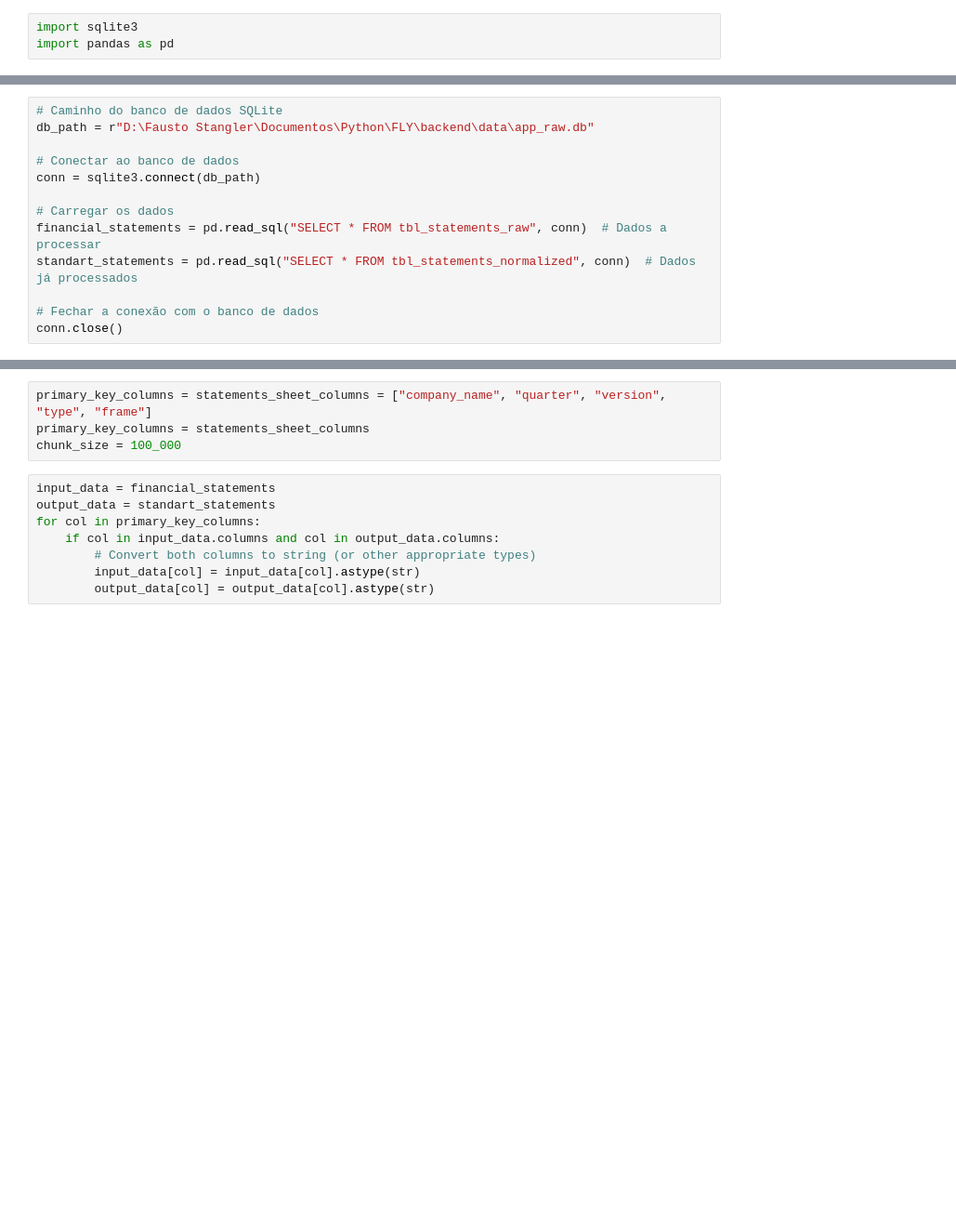
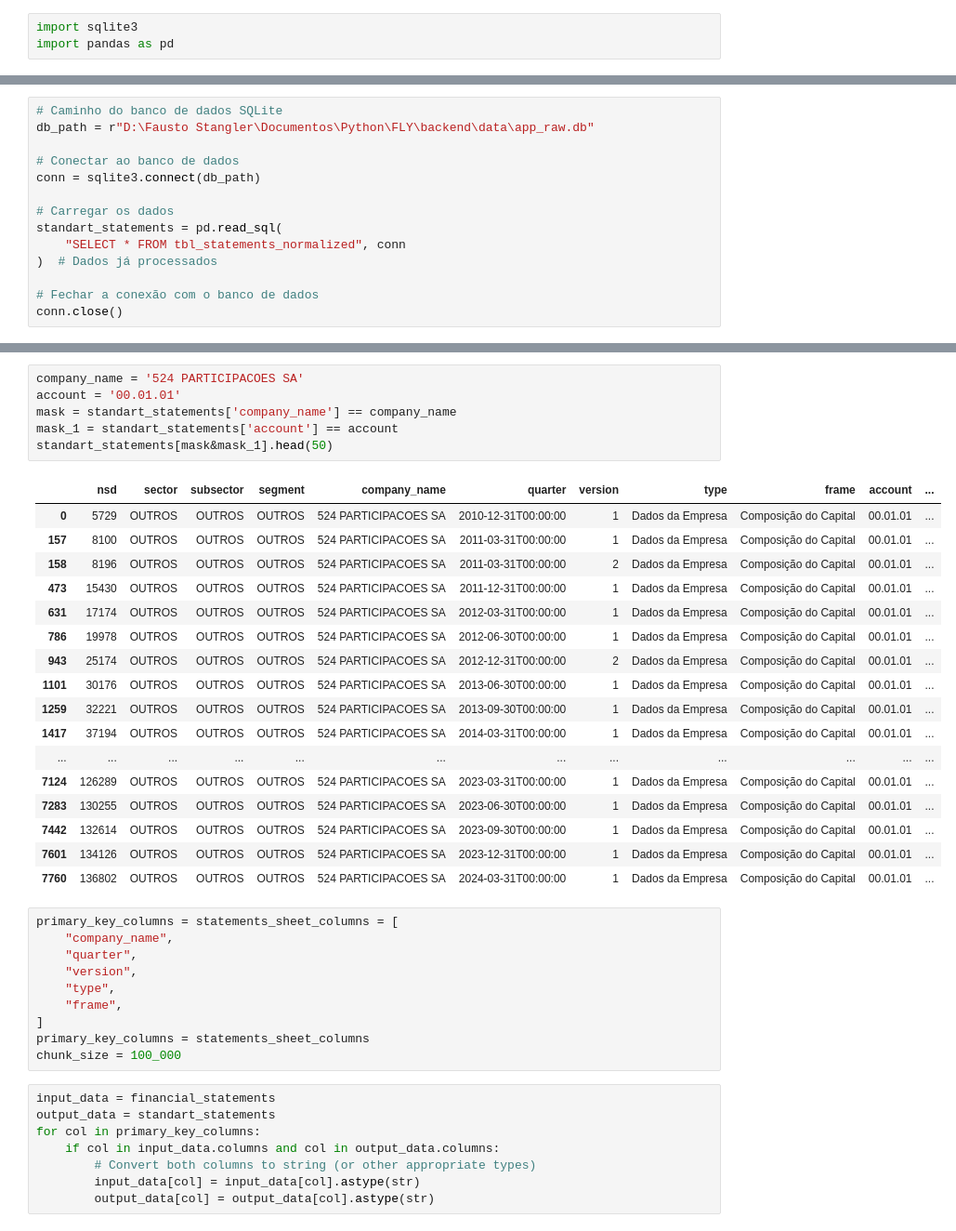
Before and after one commit to faustostangler/FLY_OLD, a Jupyter notebook: playground.ipynb, the cells around one changed output, grey strips where cells are left out. Shown at 93% size. Saved outputs shown, nothing was run; the diff lists cells and outputs as text; blank space fills up the shorter version.

```diff
--- a/playground.ipynb
+++ b/playground.ipynb
@@ -170,8 +197,9 @@ db_path = r"D:\Fausto Stangler\Documentos\Python\FLY\backend\data\app_raw.db"
 conn = sqlite3.connect(db_path)
 
 # Carregar os dados
-financial_statements = pd.read_sql("SELECT * FROM tbl_statements_raw", conn)  # Dados a processar
-standart_statements = pd.read_sql("SELECT * FROM tbl_statements_normalized", conn)  # Dados já processados
+standart_statements = pd.read_sql(
+    "SELECT * FROM tbl_statements_normalized", conn
+)  # Dados já processados
 
 # Fechar a conexão com o banco de dados
 conn.close()
@@ -178,5 +373,35 @@ conn.close()
+# %%
+company_name = '524 PARTICIPACOES SA'
+account = '00.01.01'
+mask = standart_statements['company_name'] == company_name
+mask_1 = standart_statements['account'] == account
+standart_statements[mask&mask_1].head(50)
+# %% [output]
+|  | nsd | sector | subsector | segment | company_name | quarter | version | type | frame | account | ... |
+| 0 | 5729 | OUTROS | OUTROS | OUTROS | 524 PARTICIPACOES SA | 2010-12-31T00:00:00 | 1 | Dados da Empresa | Composição do Capital | 00.01.01 | ... |
+| 157 | 8100 | OUTROS | OUTROS | OUTROS | 524 PARTICIPACOES SA | 2011-03-31T00:00:00 | 1 | Dados da Empresa | Composição do Capital | 00.01.01 | ... |
+| 158 | 8196 | OUTROS | OUTROS | OUTROS | 524 PARTICIPACOES SA | 2011-03-31T00:00:00 | 2 | Dados da Empresa | Composição do Capital | 00.01.01 | ... |
+| 473 | 15430 | OUTROS | OUTROS | OUTROS | 524 PARTICIPACOES SA | 2011-12-31T00:00:00 | 1 | Dados da Empresa | Composição do Capital | 00.01.01 | ... |
+| 631 | 17174 | OUTROS | OUTROS | OUTROS | 524 PARTICIPACOES SA | 2012-03-31T00:00:00 | 1 | Dados da Empresa | Composição do Capital | 00.01.01 | ... |
+| 786 | 19978 | OUTROS | OUTROS | OUTROS | 524 PARTICIPACOES SA | 2012-06-30T00:00:00 | 1 | Dados da Empresa | Composição do Capital | 00.01.01 | ... |
+| 943 | 25174 | OUTROS | OUTROS | OUTROS | 524 PARTICIPACOES SA | 2012-12-31T00:00:00 | 2 | Dados da Empresa | Composição do Capital | 00.01.01 | ... |
+| 1101 | 30176 | OUTROS | OUTROS | OUTROS | 524 PARTICIPACOES SA | 2013-06-30T00:00:00 | 1 | Dados da Empresa | Composição do Capital | 00.01.01 | ... |
+| 1259 | 32221 | OUTROS | OUTROS | OUTROS | 524 PARTICIPACOES SA | 2013-09-30T00:00:00 | 1 | Dados da Empresa | Composição do Capital | 00.01.01 | ... |
+| 1417 | 37194 | OUTROS | OUTROS | OUTROS | 524 PARTICIPACOES SA | 2014-03-31T00:00:00 | 1 | Dados da Empresa | Composição do Capital | 00.01.01 | ... |
+| ... | ... | ... | ... | ... | ... | ... | ... | ... | ... | ... | ... |
+| 7124 | 126289 | OUTROS | OUTROS | OUTROS | 524 PARTICIPACOES SA | 2023-03-31T00:00:00 | 1 | Dados da Empresa | Composição do Capital | 00.01.01 | ... |
+| 7283 | 130255 | OUTROS | OUTROS | OUTROS | 524 PARTICIPACOES SA | 2023-06-30T00:00:00 | 1 | Dados da Empresa | Composição do Capital | 00.01.01 | ... |
+| 7442 | 132614 | OUTROS | OUTROS | OUTROS | 524 PARTICIPACOES SA | 2023-09-30T00:00:00 | 1 | Dados da Empresa | Composição do Capital | 00.01.01 | ... |
+| 7601 | 134126 | OUTROS | OUTROS | OUTROS | 524 PARTICIPACOES SA | 2023-12-31T00:00:00 | 1 | Dados da Empresa | Composição do Capital | 00.01.01 | ... |
+| 7760 | 136802 | OUTROS | OUTROS | OUTROS | 524 PARTICIPACOES SA | 2024-03-31T00:00:00 | 1 | Dados da Empresa | Composição do Capital | 00.01.01 | ... |
 # %%
-primary_key_columns = statements_sheet_columns = ["company_name", "quarter", "version", "type", "frame"]
+primary_key_columns = statements_sheet_columns = [
+    "company_name",
+    "quarter",
+    "version",
+    "type",
+    "frame",
+]
 primary_key_columns = statements_sheet_columns
 chunk_size = 100_000
 # %%
```
Also changed, not shown: parts of 42 cells of this notebook, 31 other files.
